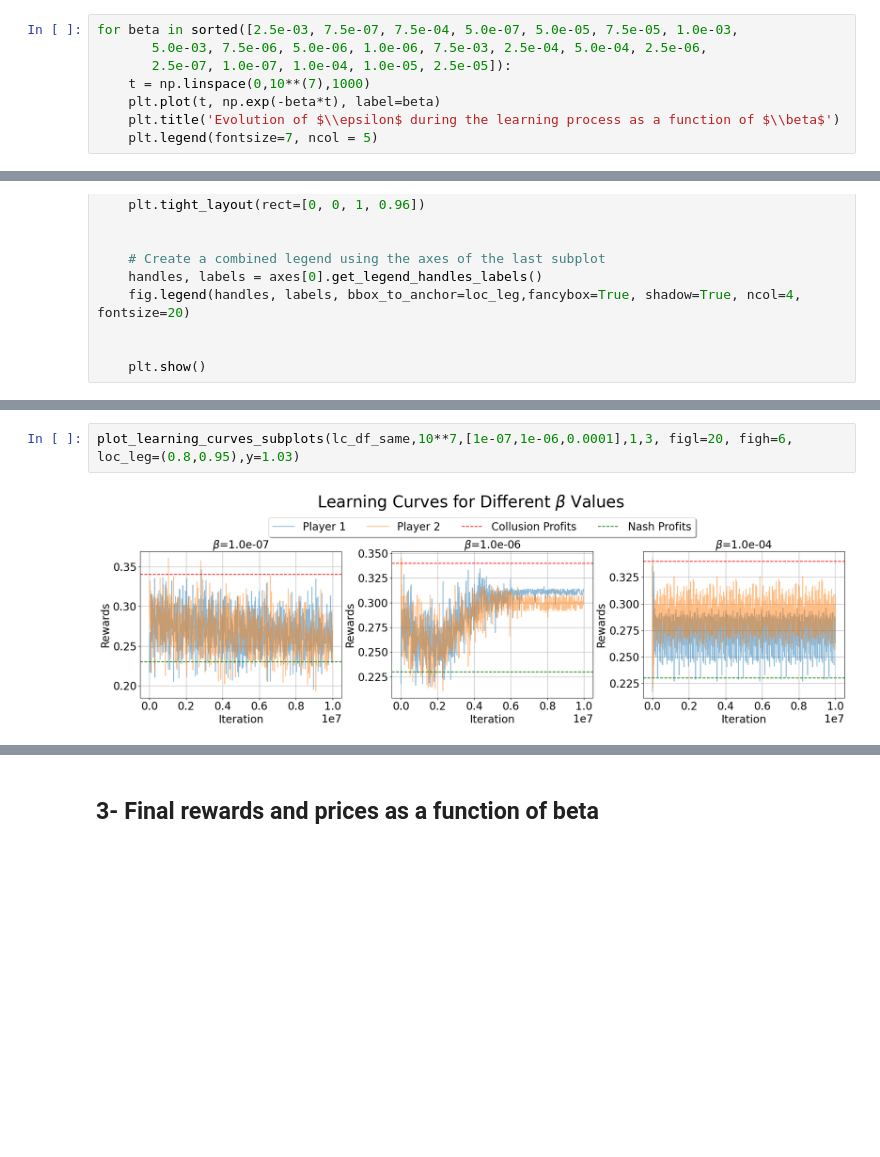
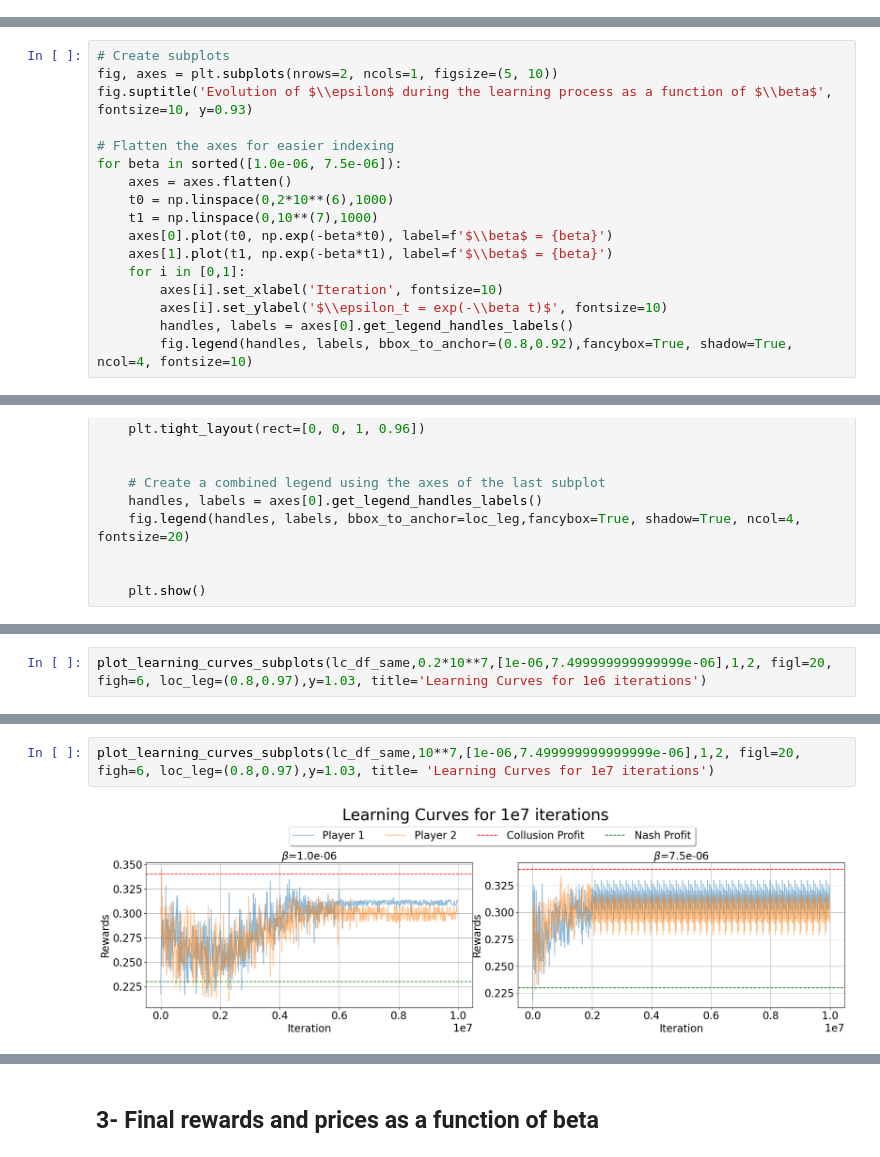
Before and after one commit to Suzie14/RLandPricing, a Jupyter notebook: notebooks/main.ipynb, the cells around one changed output, grey strips where cells are left out. Drawn from its saved outputs; the diff is of its cells as text; blank space fills up the shorter version.

```diff
--- a/notebooks/main.ipynb
+++ b/notebooks/main.ipynb
@@ -108,11 +109,3 @@ sorted([2.5e-03, 7.5e-07, 7.5e-04, 5.0e-07, 5.0e-05, 7.5e-05, 1.0e-03,
  0.0025,
  0.005,
  0.0075]
-# %%
-for beta in sorted([2.5e-03, 7.5e-07, 7.5e-04, 5.0e-07, 5.0e-05, 7.5e-05, 1.0e-03,
-       5.0e-03, 7.5e-06, 5.0e-06, 1.0e-06, 7.5e-03, 2.5e-04, 5.0e-04, 2.5e-06,
-       2.5e-07, 1.0e-07, 1.0e-04, 1.0e-05, 2.5e-05]):
-    t = np.linspace(0,10**(7),1000)
-    plt.plot(t, np.exp(-beta*t), label=beta)
-    plt.title('Evolution of $\\epsilon$ during the learning process as a function of $\\beta$')
-    plt.legend(fontsize=7, ncol = 5)
@@ -120,0 +154,17 @@ for beta in sorted([2.5e-03, 7.5e-07, 7.5e-04, 5.0e-07, 5.0e-05, 7.5e-05, 1.0e-0
+# %%
+# Create subplots
+fig, axes = plt.subplots(nrows=2, ncols=1, figsize=(5, 10))
+fig.suptitle('Evolution of $\\epsilon$ during the learning process as a function of $\\beta$', fontsize=10, y=0.93)
+
+# Flatten the axes for easier indexing
+for beta in sorted([1.0e-06, 7.5e-06]):
+    axes = axes.flatten()
+    t0 = np.linspace(0,2*10**(6),1000)
+    t1 = np.linspace(0,10**(7),1000)
+    axes[0].plot(t0, np.exp(-beta*t0), label=f'$\\beta$ = {beta}')
+    axes[1].plot(t1, np.exp(-beta*t1), label=f'$\\beta$ = {beta}')
+    for i in [0,1]:
+        axes[i].set_xlabel('Iteration', fontsize=10)
+        axes[i].set_ylabel('$\\epsilon_t = exp(-\\beta t)$', fontsize=10)
+        handles, labels = axes[0].get_legend_handles_labels()
+        fig.legend(handles, labels, bbox_to_anchor=(0.8,0.92),fancybox=True, shadow=True, ncol=4, fontsize=10)
@@ -208,0 +328,2 @@ plot_learning_curves_subplots(lc_df_diff,10**7,sorted(df_same['beta'].unique()),
+# %%
+plot_learning_curves_subplots(lc_df_same,0.2*10**7,[1e-06,7.499999999999999e-06],1,2, figl=20, figh=6, loc_leg=(0.8,0.97),y=1.03, title='Learning Curves for 1e6 iterations')
@@ -209,7 +332,7 @@ plot_learning_curves_subplots(lc_df_diff,10**7,sorted(df_same['beta'].unique()),
 # %%
-plot_learning_curves_subplots(lc_df_same,10**7,[1e-07,1e-06,0.0001],1,3, figl=20, figh=6, loc_leg=(0.8,0.95),y=1.03)
+plot_learning_curves_subplots(lc_df_same,10**7,[1e-06,7.499999999999999e-06],1,2, figl=20, figh=6, loc_leg=(0.8,0.97),y=1.03, title= 'Learning Curves for 1e7 iterations')
 # %% [output]
-[figure, old version]
+[figure, new version]
 # %%
 plot_learning_curves_subplots(lc_df_diff,10**7,[1e-07,1e-06,0.0001],1,3, figl=20, figh=6, loc_leg=(0.8,0.95),y=1.03, title='Learning Curves for Different $\\beta$ Values for Player 1 and same value (1e-5) for Player 2')
 # %% [output]
```
Also changed, not shown: parts of 30 cells of this notebook, 2 other files.
